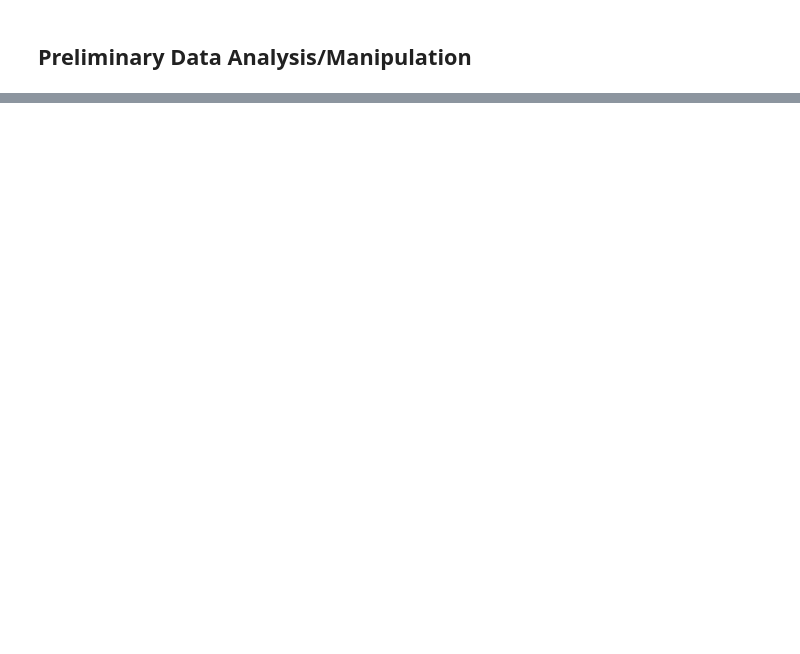
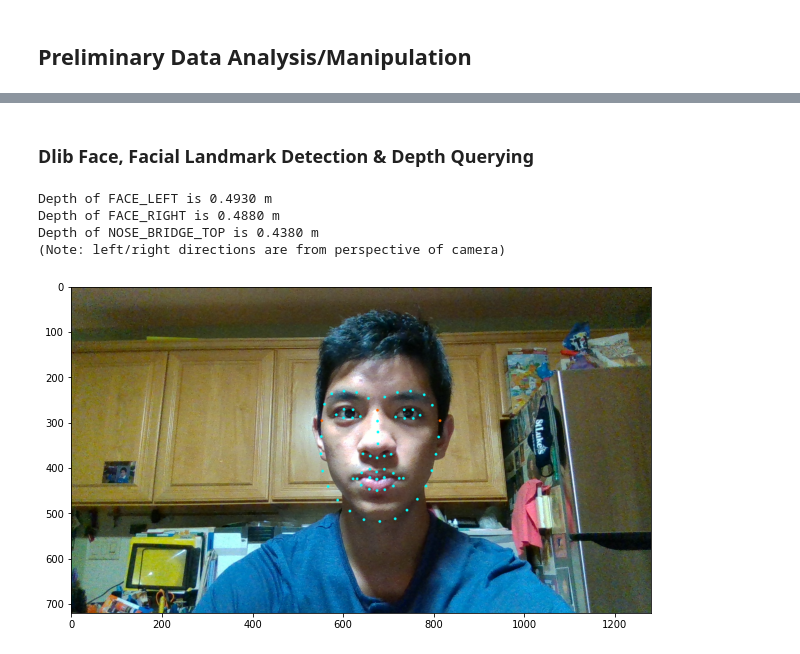
Before and after one commit to rajkundu/tms-bag, a Jupyter notebook: colab-output/read_bag.ipynb, the cells around one changed output, grey strips where cells are left out. Cells and saved outputs as stored; diff of their text form; code cells hidden in the pictures; blank space fills up the shorter version.

Commit message:
updated with dlib integration

```diff
--- a/colab-output/read_bag.ipynb
+++ b/colab-output/read_bag.ipynb
@@ -118,0 +121,55 @@ Distance at (640, 360): 0.4290 m
+# %% [markdown]
+### Dlib Face, Facial Landmark Detection & Depth Querying
+# %%
+detector = dlib.get_frontal_face_detector()
+predictor = dlib.shape_predictor("shape_predictor_68_face_landmarks.dat")
+
+# Landmarks of interest
+LANDMARKS_OF_INTEREST = (("NOSE_BRIDGE_TOP", 27), ("FACE_LEFT", 0), ("FACE_RIGHT", 16))
+# Landmark dot color (RGB)
+LANDMARK_REGULAR_COLOR = (0, 255, 255)
+# Landmark of interest dot color (RGB)
+LANDMARK_INTEREST_COLOR = (255, 100, 0)
+# %%
+# RGB data
+rgb_frame_data = np.asanyarray(frameset.get_color_frame().get_data())
+# convert to grayscale for detection
+gray = cv2.cvtColor(rgb_frame_data, cv2.COLOR_BGR2GRAY)
+
+faces = detector(gray)
+for face in faces:
+    x1 = face.left()
+    y1 = face.top()
+    x2 = face.right()
+    y2 = face.bottom()
+    landmarks = predictor(gray, face)
+
+    landmark_interest_depths = []
+    # Iterate through all landmarks
+    for n in range(0, 68):
+        x = landmarks.part(n).x
+        y = landmarks.part(n).y
+        is_landmark_of_interest = False
+        landmark_name = None
+        for (name, index) in LANDMARKS_OF_INTEREST:
+            if(n == index):
+                is_landmark_of_interest = True
+                landmark_name = name
+                break
+
+        if(is_landmark_of_interest):
+            cv2.circle(rgb_frame_data, (x, y), 3, LANDMARK_INTEREST_COLOR, -1)
+            landmark_interest_depths.append((landmark_name, aligned_depth_frame.get_distance(x, y)))
+        else:
+            cv2.circle(rgb_frame_data, (x, y), 3, LANDMARK_REGULAR_COLOR, -1)
+    for name, depth in landmark_interest_depths:
+        print(f"Depth of {name} is {depth:.4f} m")
+    print("(Note: left/right directions are from perspective of camera)")
+
+    plt.imshow(rgb_frame_data)
+# %% [output]
+Depth of FACE_LEFT is 0.4930 m
+Depth of FACE_RIGHT is 0.4880 m
+Depth of NOSE_BRIDGE_TOP is 0.4380 m
+(Note: left/right directions are from perspective of camera)
+[figure, added]
```
Also changed, not shown: parts of 6 cells of this notebook.
